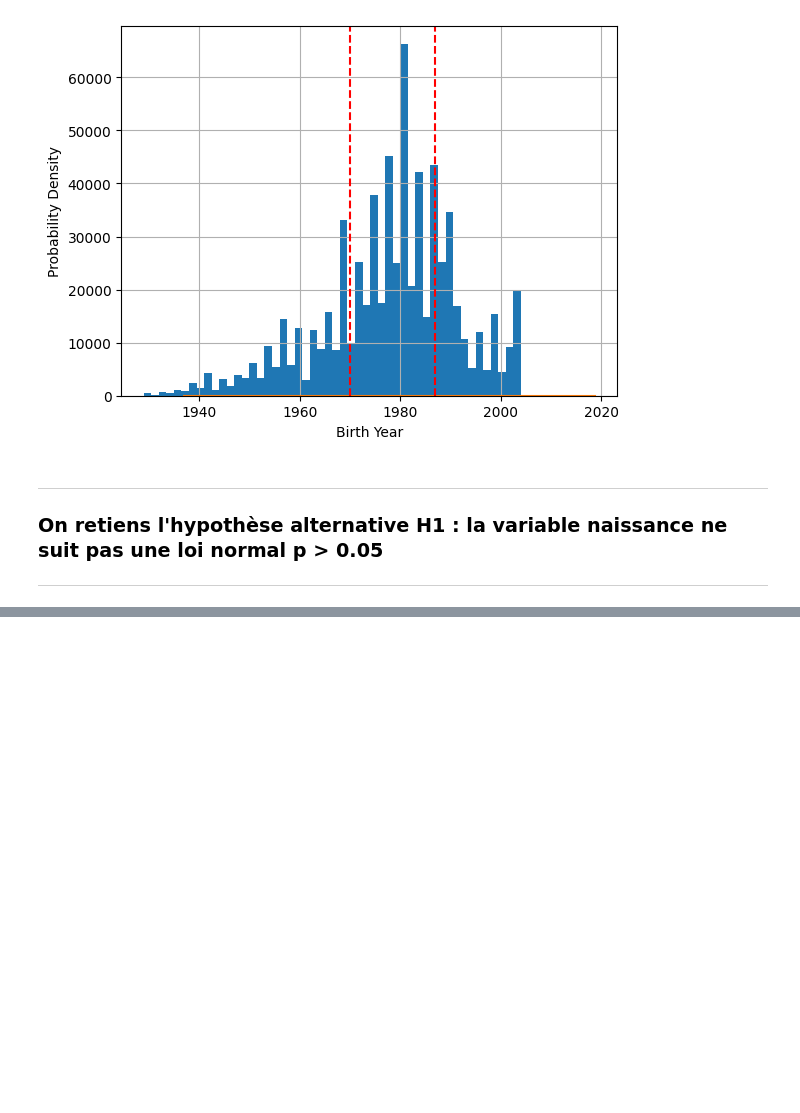
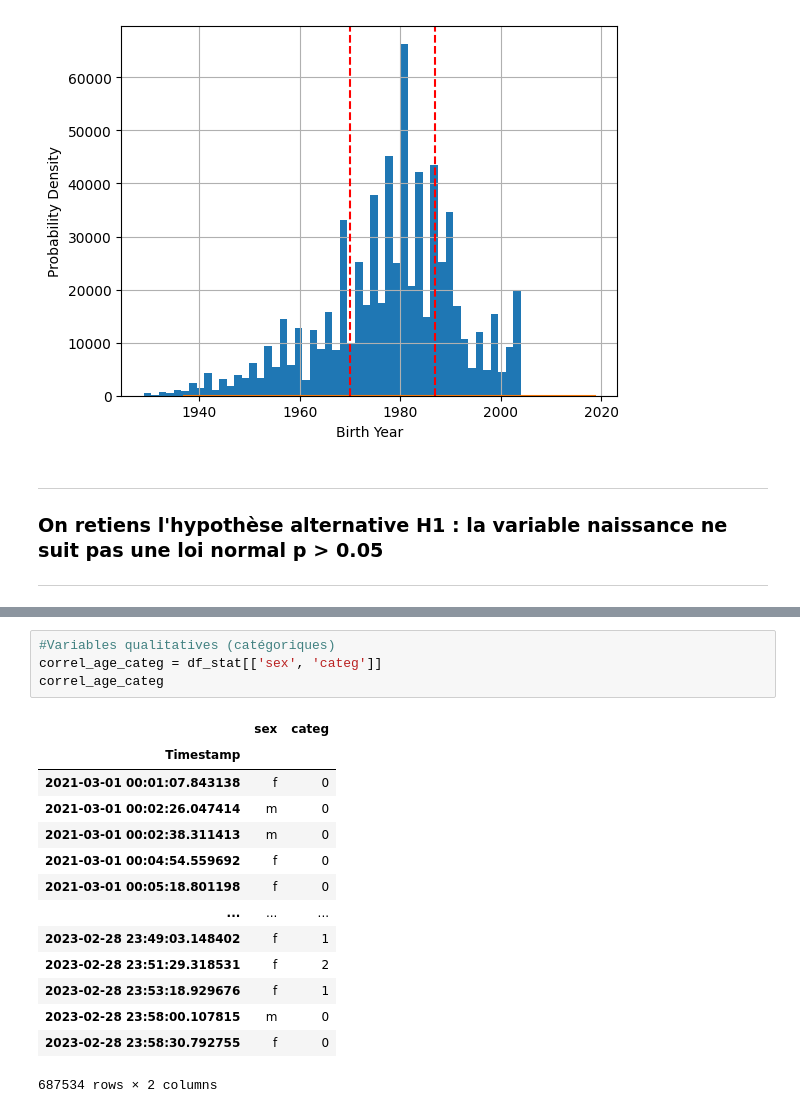
Before and after one commit to IshemZ/Projet_6-Lapage, a Jupyter notebook: Programme/5.data_statistics.ipynb, the cells around one changed output, grey strips where cells are left out. Cells and saved outputs as stored; diff of their text form; blank space fills up the shorter version.

```diff
--- a/Programme/5.data_statistics.ipynb
+++ b/Programme/5.data_statistics.ipynb
@@ -369,0 +505,19 @@ plt.show()
+# %%
+#Variables qualitatives (catégoriques)
+correl_age_categ = df_stat[['sex', 'categ']]
+correl_age_categ
+# %% [output]
+|  | sex | categ |
+| Timestamp |  |  |
+| 2021-03-01 00:01:07.843138 | f | 0 |
+| 2021-03-01 00:02:26.047414 | m | 0 |
+| 2021-03-01 00:02:38.311413 | m | 0 |
+| 2021-03-01 00:04:54.559692 | f | 0 |
+| 2021-03-01 00:05:18.801198 | f | 0 |
+| ... | ... | ... |
+| 2023-02-28 23:49:03.148402 | f | 1 |
+| 2023-02-28 23:51:29.318531 | f | 2 |
+| 2023-02-28 23:53:18.929676 | f | 1 |
+| 2023-02-28 23:58:00.107815 | m | 0 |
+| 2023-02-28 23:58:30.792755 | f | 0 |
+687534 rows × 2 columns
```
Also changed, not shown: parts of 35 cells of this notebook.
